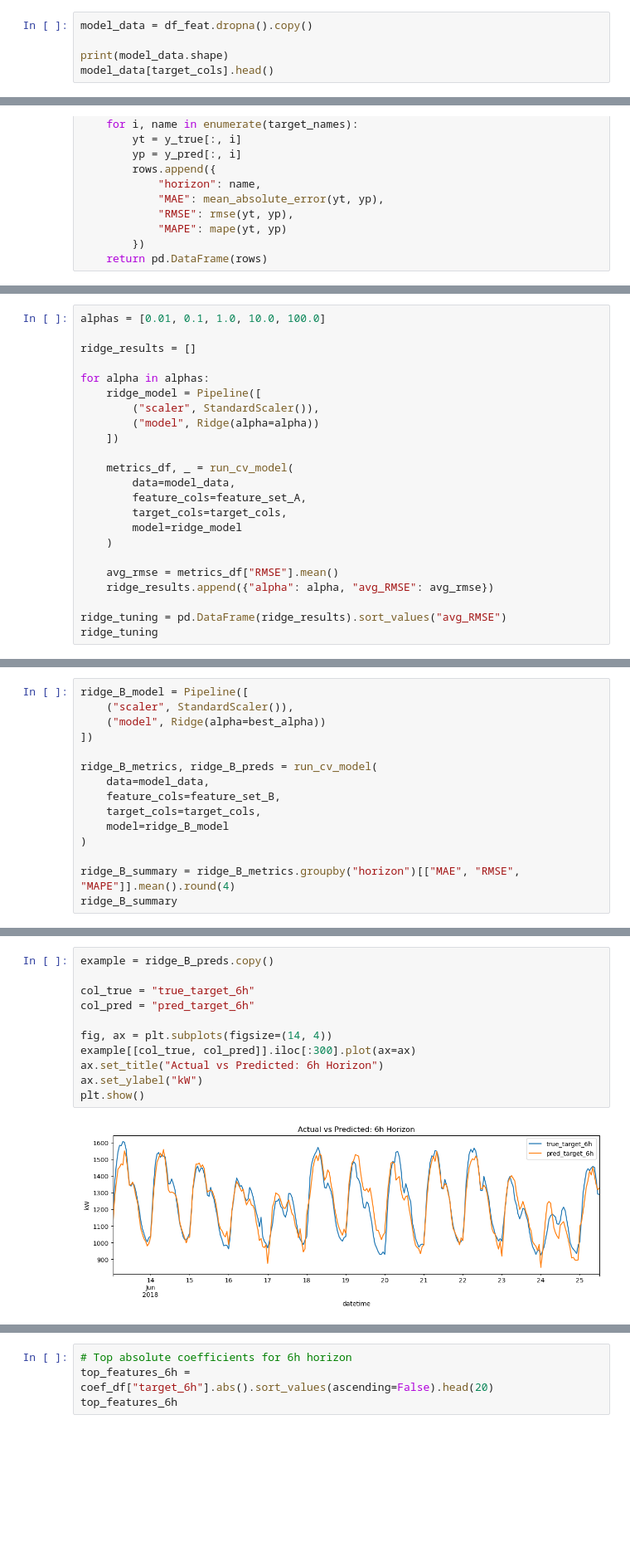
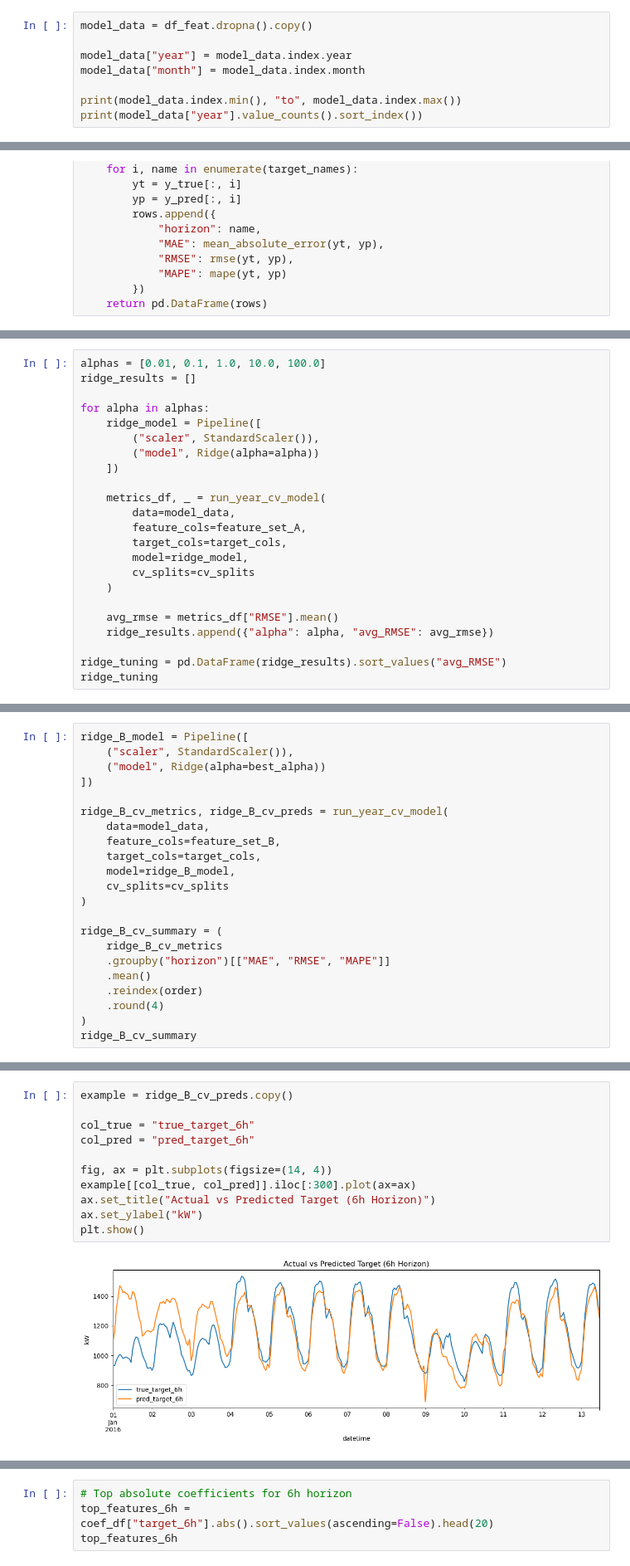
Before and after one commit to devipramita/Electricity-Load-Forecasting, a Jupyter notebook: LinearRegression_v4.20.ipynb, the cells around one changed output, grey strips where cells are left out. Shown at 83% size. Cells and saved outputs as stored; diff of their text form; blank space fills up the shorter version.

```diff
--- a/LinearRegression_v4.20.ipynb
+++ b/LinearRegression_v4.20.ipynb
@@ -197,6 +196,9 @@ Targets: ['target_6h', 'target_12h', 'target_24h']
 # %%
 model_data = df_feat.dropna().copy()
 
-print(model_data.shape)
-model_data[target_cols].head()
+model_data["year"] = model_data.index.year
+model_data["month"] = model_data.index.month
+
+print(model_data.index.min(), "to", model_data.index.max())
+print(model_data["year"].value_counts().sort_index())
 # %% [output]
@@ -324,6 +408,5 @@ lin_A_metrics.groupby("horizon")[["MAE", "RMSE", "MAPE"]].mean().round(4)
 # %%
 alphas = [0.01, 0.1, 1.0, 10.0, 100.0]
-
 ridge_results = []
 
 for alpha in alphas:
@@ -332,11 +415,12 @@ for alpha in alphas:
         ("model", Ridge(alpha=alpha))
     ])
 
-    metrics_df, _ = run_cv_model(
+    metrics_df, _ = run_year_cv_model(
         data=model_data,
         feature_cols=feature_set_A,
         target_cols=target_cols,
-        model=ridge_model
+        model=ridge_model,
+        cv_splits=cv_splits
     )
 
     avg_rmse = metrics_df["RMSE"].mean()
@@ -383,15 +474,22 @@ ridge_B_model = Pipeline([
     ("model", Ridge(alpha=best_alpha))
 ])
 
-ridge_B_metrics, ridge_B_preds = run_cv_model(
+ridge_B_cv_metrics, ridge_B_cv_preds = run_year_cv_model(
     data=model_data,
     feature_cols=feature_set_B,
     target_cols=target_cols,
-    model=ridge_B_model
+    model=ridge_B_model,
+    cv_splits=cv_splits
 )
 
-ridge_B_summary = ridge_B_metrics.groupby("horizon")[["MAE", "RMSE", "MAPE"]].mean().round(4)
-ridge_B_summary
+ridge_B_cv_summary = (
+    ridge_B_cv_metrics
+    .groupby("horizon")[["MAE", "RMSE", "MAPE"]]
+    .mean()
+    .reindex(order)
+    .round(4)
+)
+ridge_B_cv_summary
 # %% [output]
 |  | MAE | RMSE | MAPE |
 | horizon |  |  |  |
@@ -446,13 +624,13 @@ plt.show()
 # %%
-example = ridge_B_preds.copy()
+example = ridge_B_cv_preds.copy()
 
 col_true = "true_target_6h"
 col_pred = "pred_target_6h"
 
 fig, ax = plt.subplots(figsize=(14, 4))
 example[[col_true, col_pred]].iloc[:300].plot(ax=ax)
-ax.set_title("Actual vs Predicted: 6h Horizon")
+ax.set_title("Actual vs Predicted Target (6h Horizon)")
 ax.set_ylabel("kW")
 plt.show()
 # %% [output]
-[figure, old version]
+[figure, new version]
```
Also changed, not shown: parts of 26 cells of this notebook.
